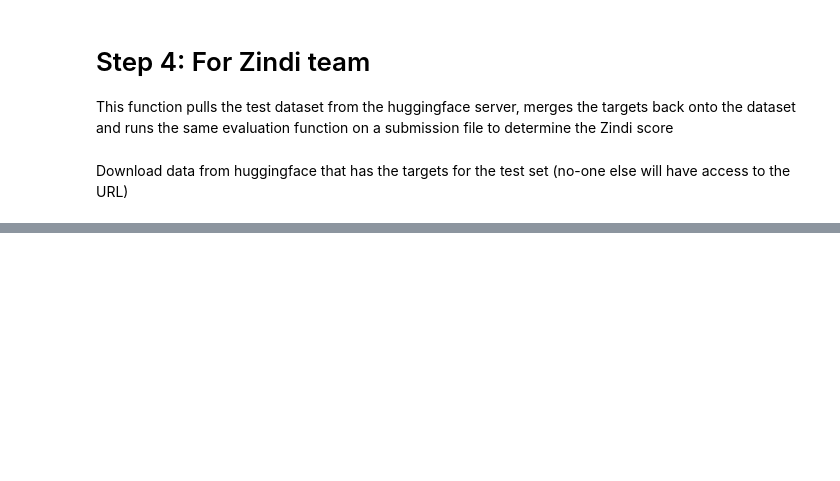
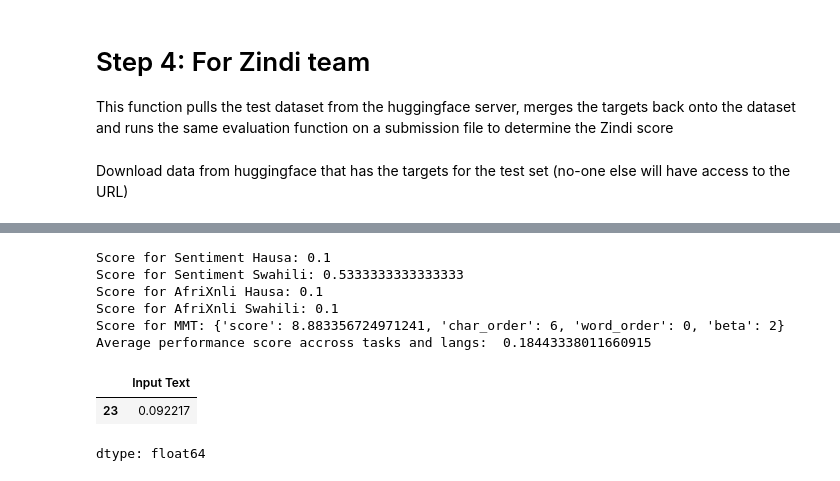
Before and after one commit to clemsadand/zindi-inkuba-notebook, a Jupyter notebook: Zindi_Notebook_Tue_3_Sept.ipynb, the cells around one changed output, grey strips where cells are left out. Drawn from its saved outputs; the diff is of its cells as text; code cells hidden in the pictures; blank space fills up the shorter version.

Commit message:
Updated zindi botebook

```diff
--- a/Zindi_Notebook_Tue_3_Sept.ipynb
+++ b/Zindi_Notebook_Tue_3_Sept.ipynb
@@ -412,2 +451,12 @@ swa_mmt = datasets.load_dataset("lelapa/Zindi_eng_african_with_target", 'eng-swa
 # %%
-eval.zindi_score('submission_test.csv')
+eval.zindi_score("submission_to_score.csv")
+# %% [output]
+Score for Sentiment Hausa: 0.1
+Score for Sentiment Swahili: 0.5333333333333333
+Score for AfriXnli Hausa: 0.1
+Score for AfriXnli Swahili: 0.1
+Score for MMT: {'score': 8.883356724971241, 'char_order': 6, 'word_order': 0, 'beta': 2}
+Average performance score accross tasks and langs:  0.18443338011660915
+|  | Input Text |
+| 23 | 0.092217 |
+dtype: float64
```
Also changed, not shown: parts of 9 cells of this notebook.
